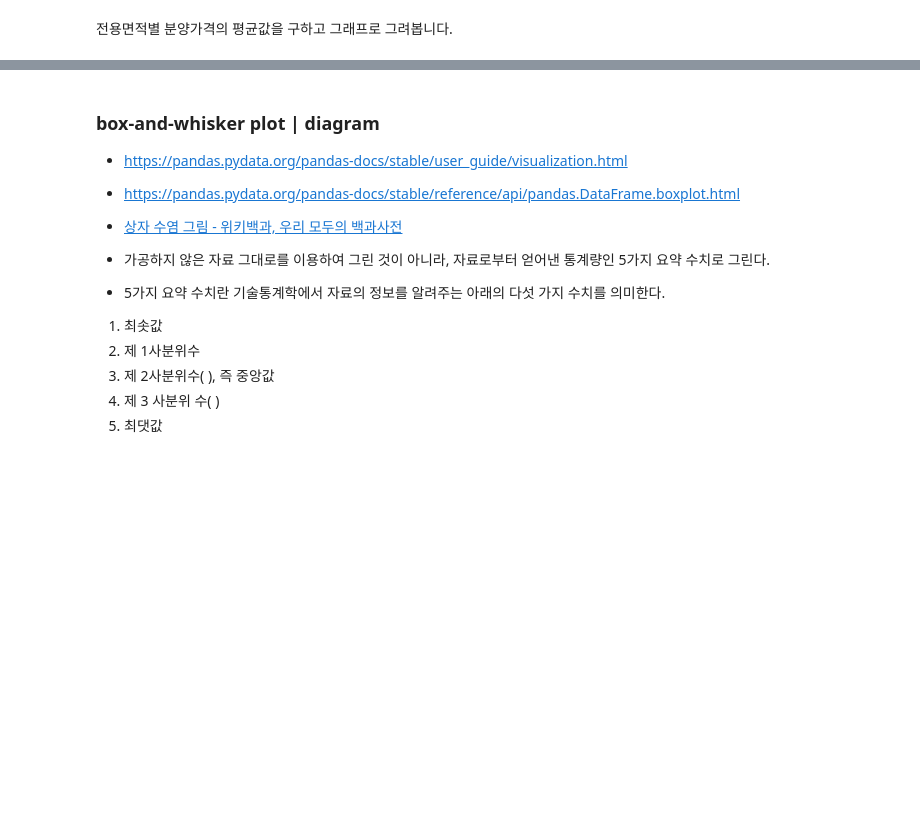
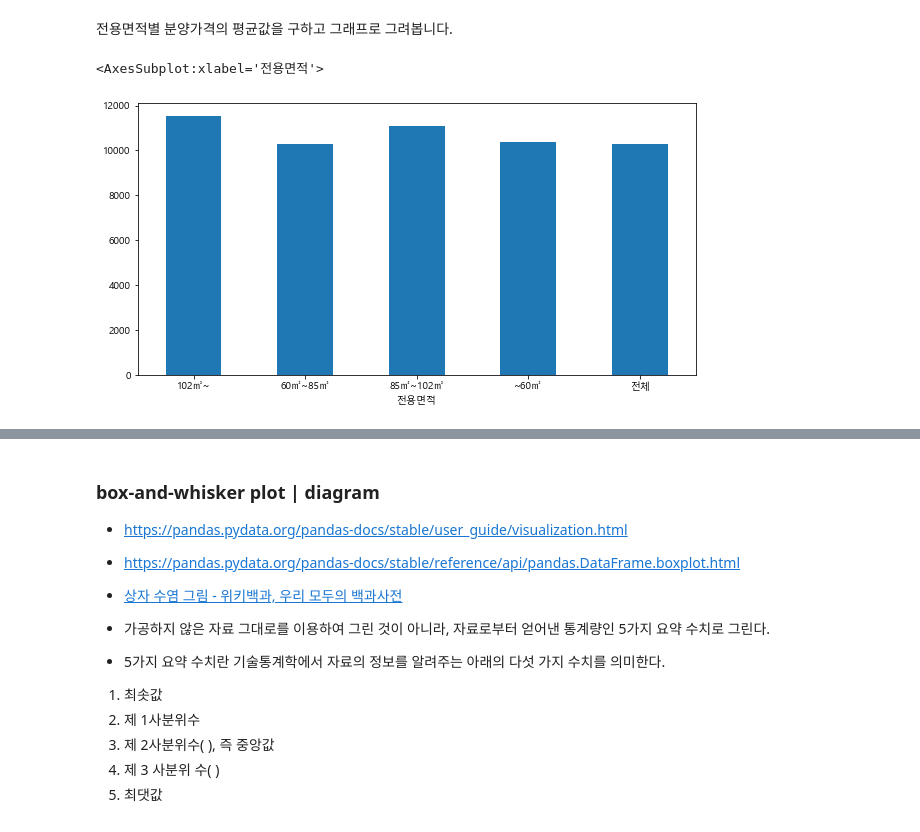
Before and after one commit to WantData/EDA-practice, a Jupyter notebook: 공공데이터를 활용한 EDA 및 활용 - 문제.ipynb, the cells around one changed output, grey strips where cells are left out. Drawn from its saved outputs; the diff is of its cells as text; code cells hidden in the pictures; blank space fills up the shorter version.

```diff
--- a/공공데이터를 활용한 EDA 및 활용 - 문제.ipynb
+++ b/공공데이터를 활용한 EDA 및 활용 - 문제.ipynb
@@ -709,5 +735,10 @@ seaborn을 사용했을 때보다 pandas를 사용해서 시각화를 할 때의
 전용면적별 분양가격의 평균값을 구하고 그래프로 그려봅니다.
 # %%
 # 전용면적으로 분양가격의 평균을 구하고 막대그래프(bar)로 시각화 합니다.
+df2 = df_last.groupby(['전용면적'])['평당분양가격'].mean()
+df2.plot.bar(rot=0, figsize=(10,5))
+# %% [output]
+<AxesSubplot:xlabel='전용면적'>
+[figure, added]
 # %%
 # 연도별 분양가격의 평균을 구하고 막대그래프(bar)로 시각화 합니다.
```
Also changed, not shown: parts of 121 cells of this notebook.
